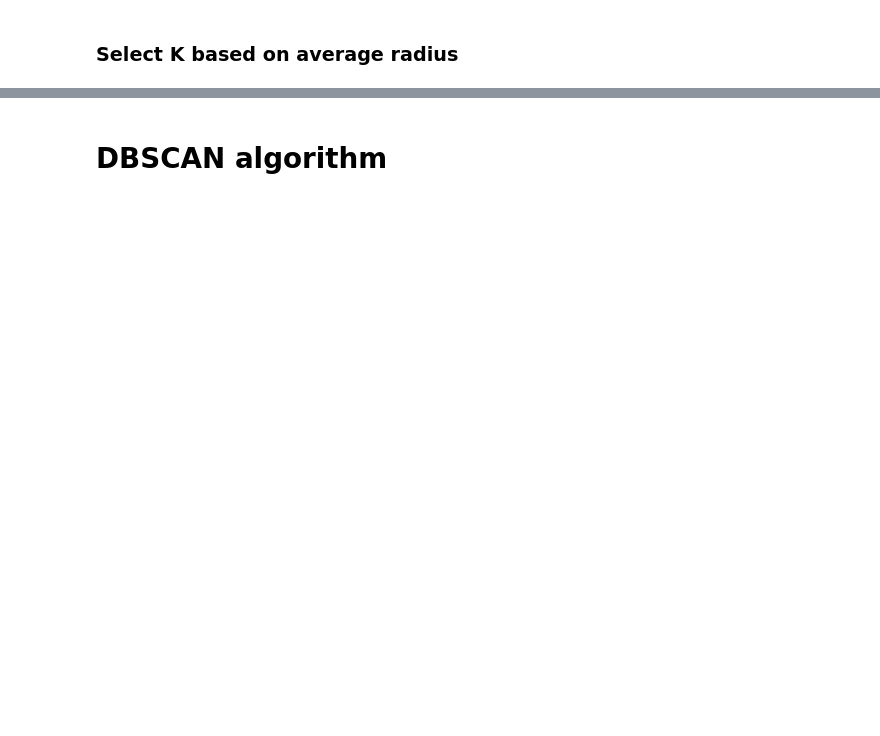
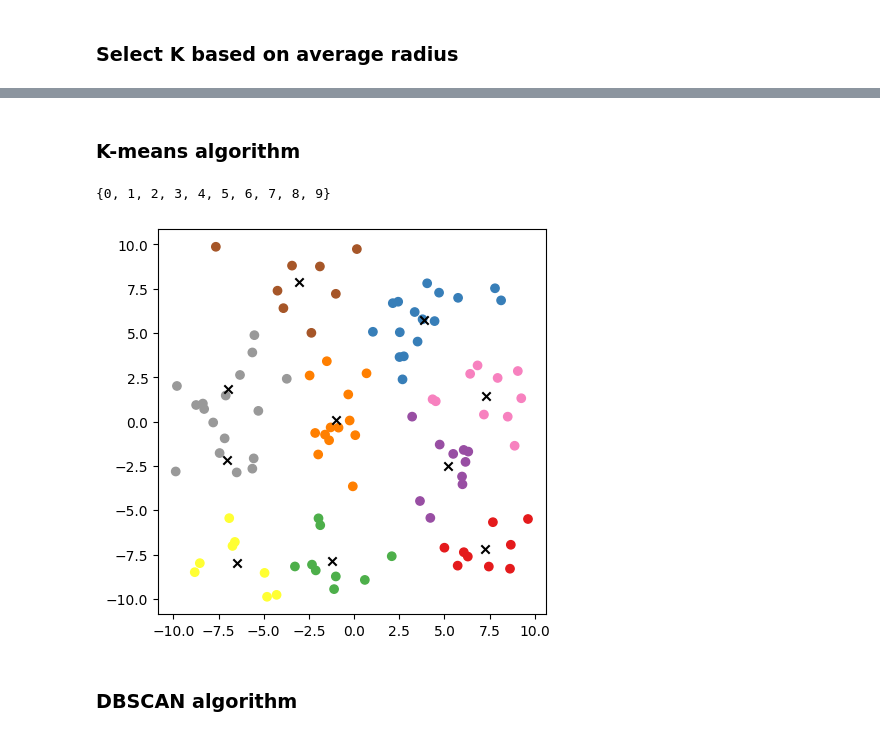
Before and after one commit to SebastianBitsch/wiki-suggest, a Jupyter notebook: text-processing/clustering.ipynb, the cells around one changed output, grey strips where cells are left out. Cells and saved outputs as stored; diff of their text form; code cells hidden in the pictures; blank space fills up the shorter version.

```diff
--- a/text-processing/clustering.ipynb
+++ b/text-processing/clustering.ipynb
@@ -51,5 +50,17 @@ scatter(points, centroids, labels, f"k: {radius_scores[-1]}")
+# %% [markdown]
+### K-means algorithm
+# %%
+N_CLUSTERS = 10
+kmeans = KMeans(n_clusters = N_CLUSTERS, n_iterations = 10)
+labels, centroids = kmeans.cluster(points)
+# %%
+print(set(labels))
+scatter(points, centroids=centroids,colors=labels)
+# %% [output]
+{0, 1, 2, 3, 4, 5, 6, 7, 8, 9}
+[figure, added]
 # %% [markdown]
-# DBSCAN algorithm
+### DBSCAN algorithm
 # %%
 labels = dbscan(points.tolist(), eps = 2, min_neighbours = 3, dist_function = "eucliean")
 # %%
```
Also changed, not shown: parts of 14 cells of this notebook, 5 other files.
